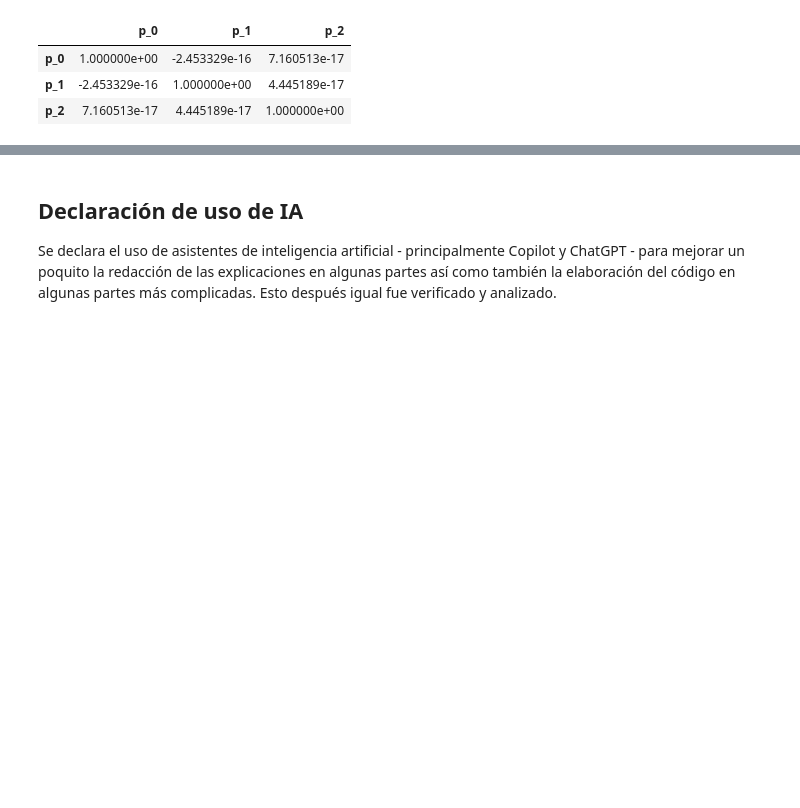
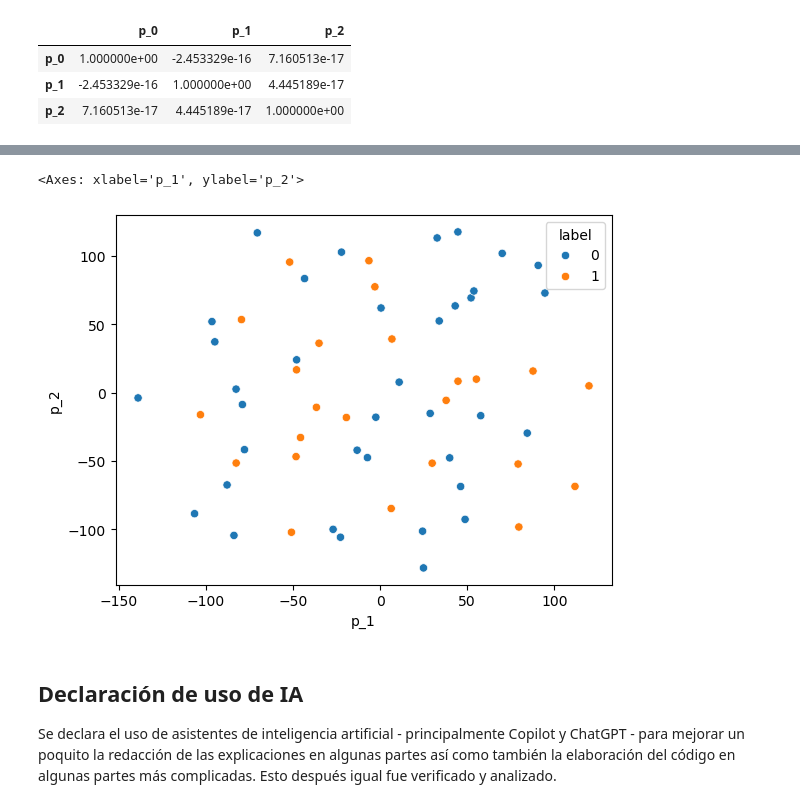
Before and after one commit to Relaxingmusic0474/Guia4-MCDLC, a Jupyter notebook: guia4.ipynb, the cells around one changed output, grey strips where cells are left out. Drawn from its saved outputs; the diff is of its cells as text; code cells hidden in the pictures; blank space fills up the shorter version.

```diff
--- a/guia4.ipynb
+++ b/guia4.ipynb
@@ -451,3 +484,8 @@ df_matrix_pca.corr()
+# %%
+sns.scatterplot(data=df_tsne, x="p_1", y="p_2", hue="label")
+# %% [output]
+<Axes: xlabel='p_1', ylabel='p_2'>
+[figure, added]
 # %% [markdown]
 ## Declaración de uso de IA
 
```
Also changed, not shown: parts of 5 cells of this notebook.
